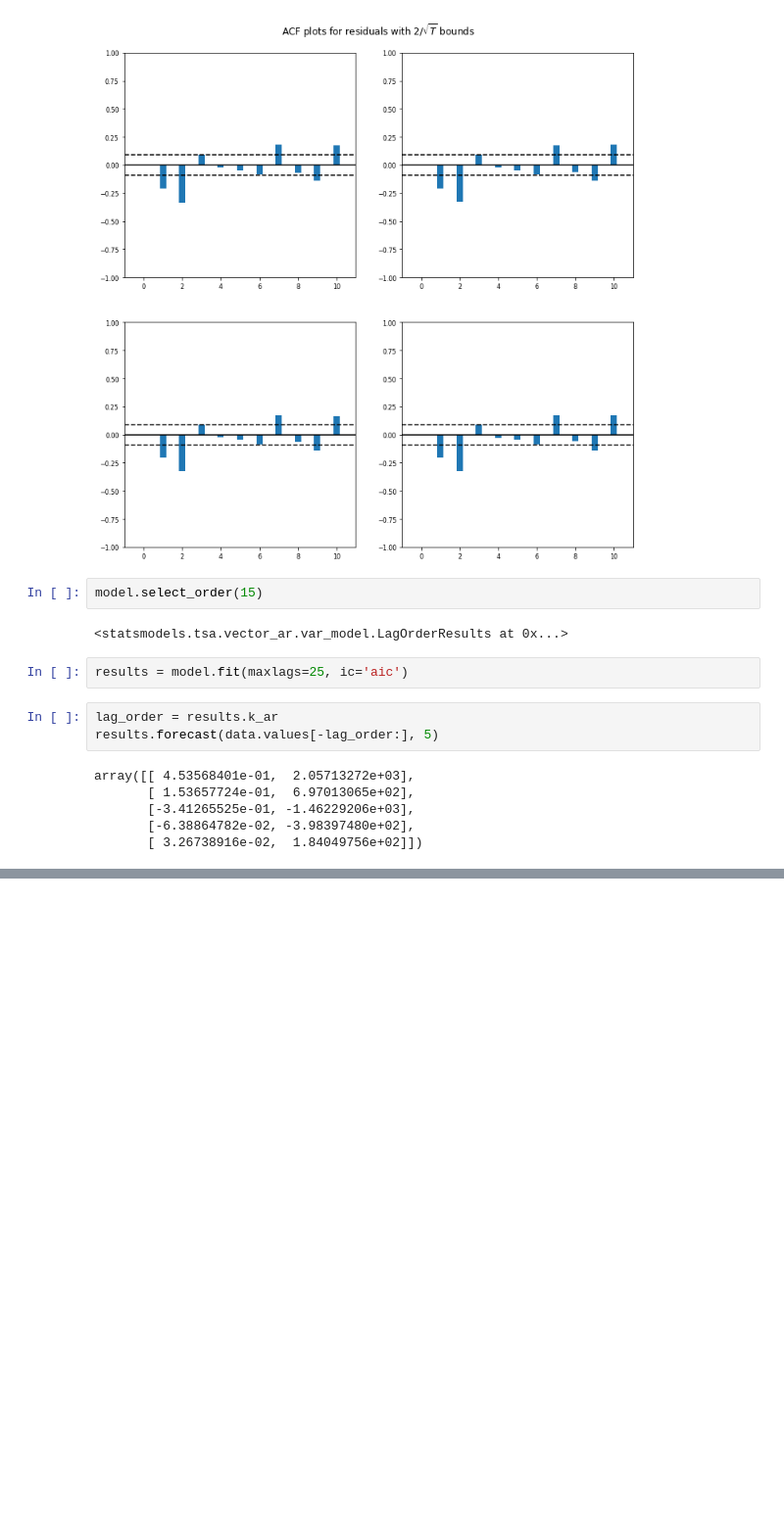
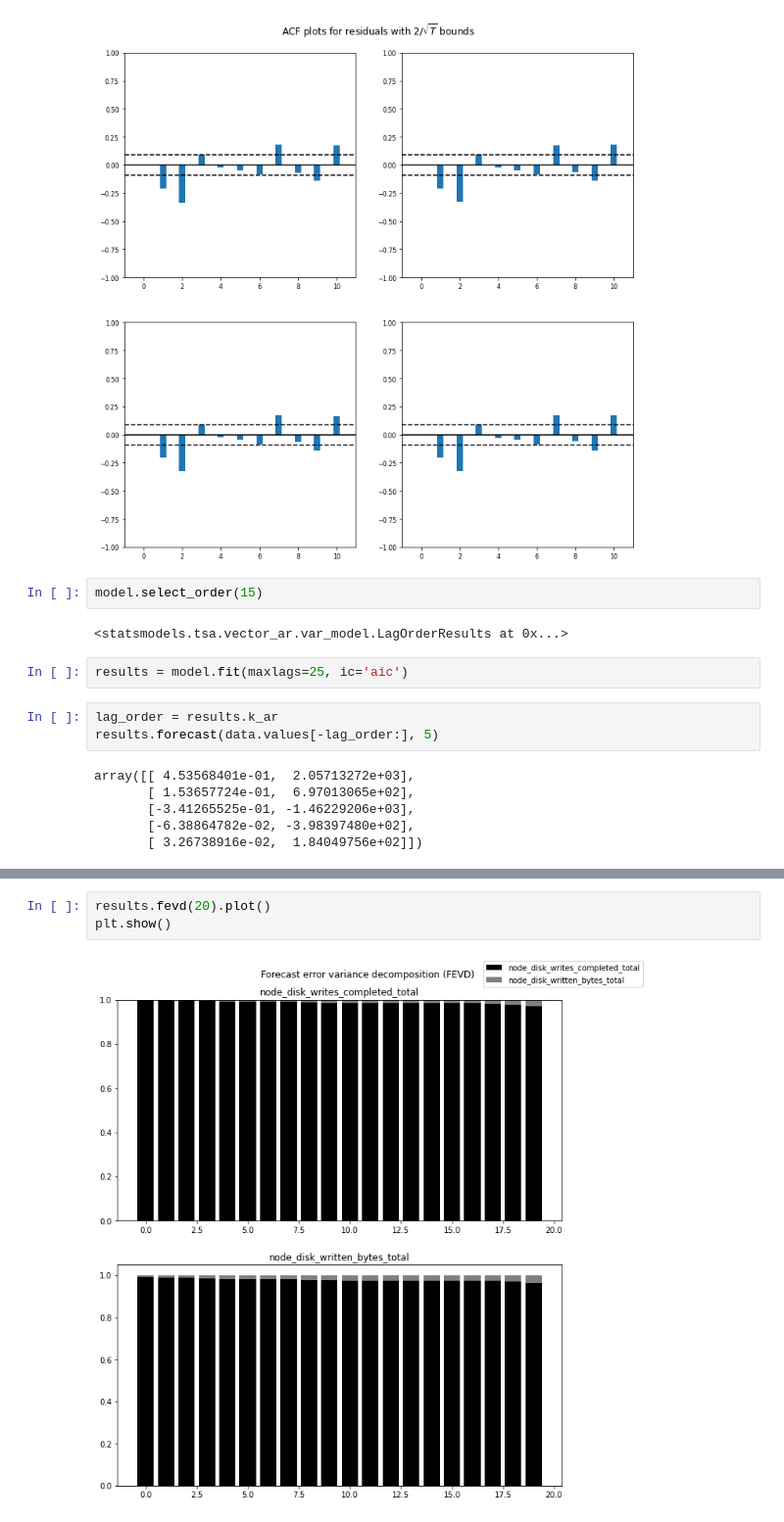
Before and after one commit to ole2252/FMS-AD, a Jupyter notebook: Framework.ipynb, the cells around one changed output, grey strips where cells are left out. Shown at 98% size. Saved outputs shown, nothing was run; the diff lists cells and outputs as text; blank space fills up the shorter version.

```diff
--- a/Framework.ipynb
+++ b/Framework.ipynb
@@ -424,0 +456,5 @@ results.plot_forecast(10)
+# %%
+results.fevd(20).plot()
+plt.show()
+# %% [output]
+[figure, added]
```
Also changed, not shown: parts of 9 cells of this notebook.
